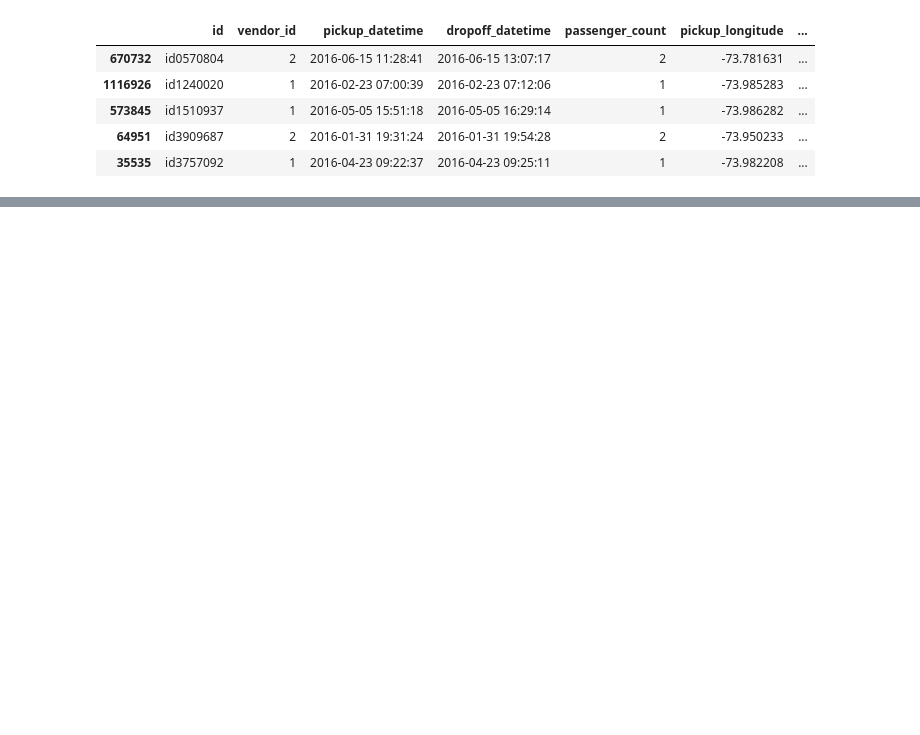
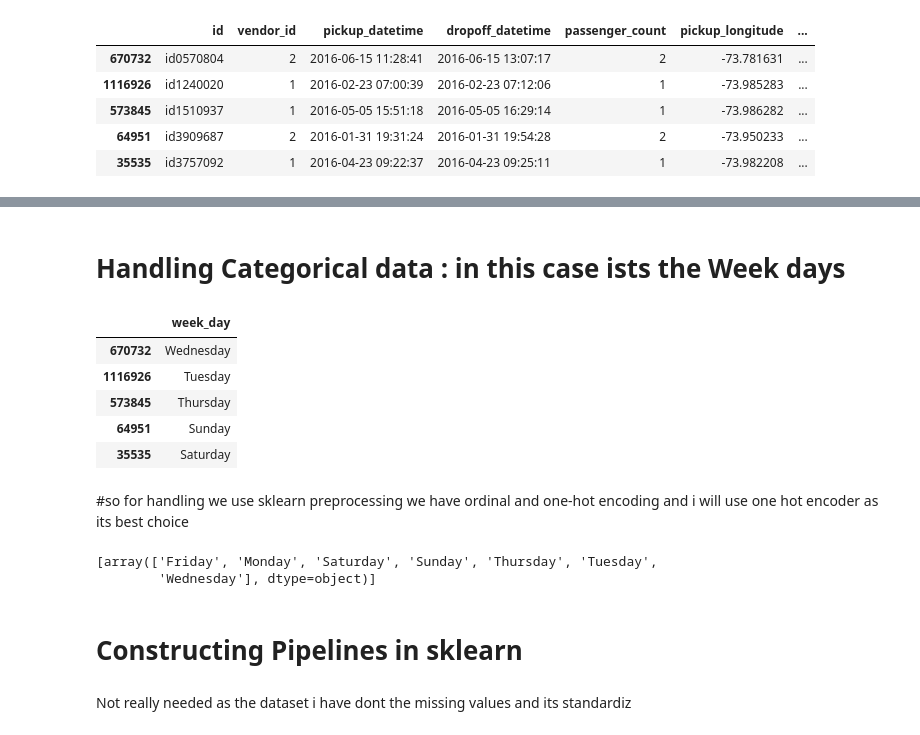
Before and after one commit to SamIeer/NycTaxiDuration, a Jupyter notebook: Notebooks/Preprocessing.ipynb, the cells around one changed output, grey strips where cells are left out. Saved outputs shown, nothing was run; the diff lists cells and outputs as text; code cells hidden in the pictures; blank space fills up the shorter version.

```diff
--- a/Notebooks/Preprocessing.ipynb
+++ b/Notebooks/Preprocessing.ipynb
@@ -273,0 +254,15 @@ memory usage: 112.4+ MB
+# %% [markdown]
+<h1>Handling Categorical data : in this case ists the Week days</h1>
+# %%
+train_cat = train_features[["week_day"]]
+train_cat.head()
+# %% [output]
+|  | week_day |
+| 670732 | Wednesday |
+| 1116926 | Tuesday |
+| 573845 | Thursday |
+| 64951 | Sunday |
+| 35535 | Saturday |
+# %% [markdown]
+#so for handling we use sklearn preprocessing we have ordinal and one-hot encoding and
+i will use one hot encoder as its best choice
@@ -273,0 +272,9 @@ memory usage: 112.4+ MB
+# %%
+cat_encoder.categories_
+# %% [output]
+[array(['Friday', 'Monday', 'Saturday', 'Sunday', 'Thursday', 'Tuesday',
+        'Wednesday'], dtype=object)]
+# %% [markdown]
+<h1>Constructing Pipelines in sklearn</h1>
+# %% [markdown]
+Not really needed as the dataset i have dont the missing values and its standardiz
```
Also changed, not shown: parts of 49 cells of this notebook.
